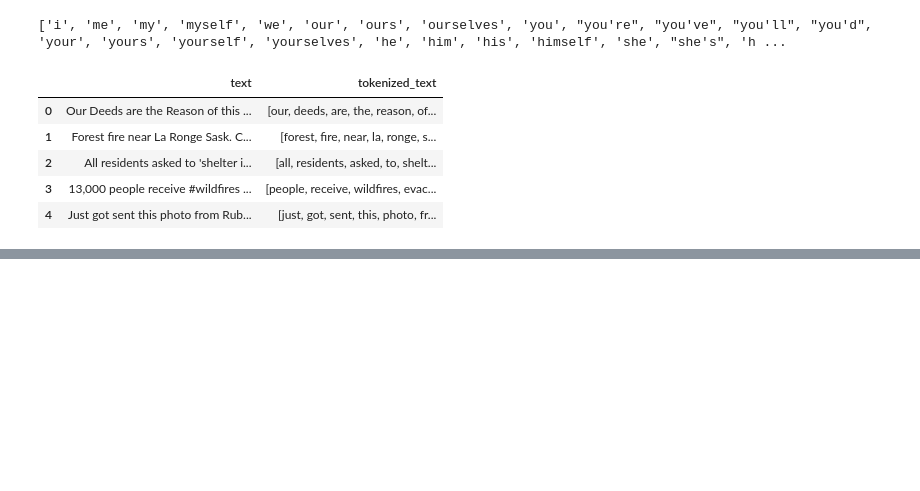
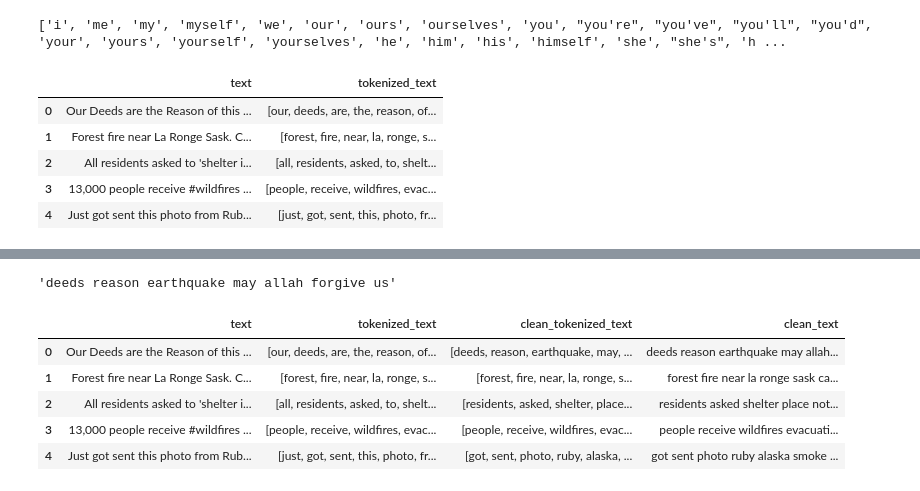
Before and after one commit to numbskullx26/NLP-Weather-Disaster, a Jupyter notebook: NLP-weather-disaster.ipynb, the cells around one changed output, grey strips where cells are left out. Saved outputs shown, nothing was run; the diff lists cells and outputs as text; code cells hidden in the pictures; blank space fills up the shorter version.

Commit message:
data cleaned and ready

```diff
--- a/NLP-weather-disaster.ipynb
+++ b/NLP-weather-disaster.ipynb
@@ -185,0 +186,18 @@ data.head()
+# %%
+" ".join(data['clean_tokenized_text'][0]) #converting back to a sentence by joining with a blankspace
+# %% [output]
+'deeds reason earthquake may allah forgive us'
+# %%
+def conc (txt_tokenized):
+    s=" "
+    tmp=s.join(txt_tokenized)
+    return tmp
+data["clean_text"]=data["clean_tokenized_text"].apply(lambda x:conc(x))
+data.head()
+# %% [output]
+|  | text | tokenized_text | clean_tokenized_text | clean_text |
+| 0 | Our Deeds are the Reason of this ... | [our, deeds, are, the, reason, of... | [deeds, reason, earthquake, may, ... | deeds reason earthquake may allah... |
+| 1 | Forest fire near La Ronge Sask. C... | [forest, fire, near, la, ronge, s... | [forest, fire, near, la, ronge, s... | forest fire near la ronge sask ca... |
+| 2 | All residents asked to 'shelter i... | [all, residents, asked, to, shelt... | [residents, asked, shelter, place... | residents asked shelter place not... |
+| 3 | 13,000 people receive #wildfires ... | [people, receive, wildfires, evac... | [people, receive, wildfires, evac... | people receive wildfires evacuati... |
+| 4 | Just got sent this photo from Rub... | [just, got, sent, this, photo, fr... | [got, sent, photo, ruby, alaska, ... | got sent photo ruby alaska smoke ... |
```
Also changed, not shown: parts of 3 cells of this notebook.
